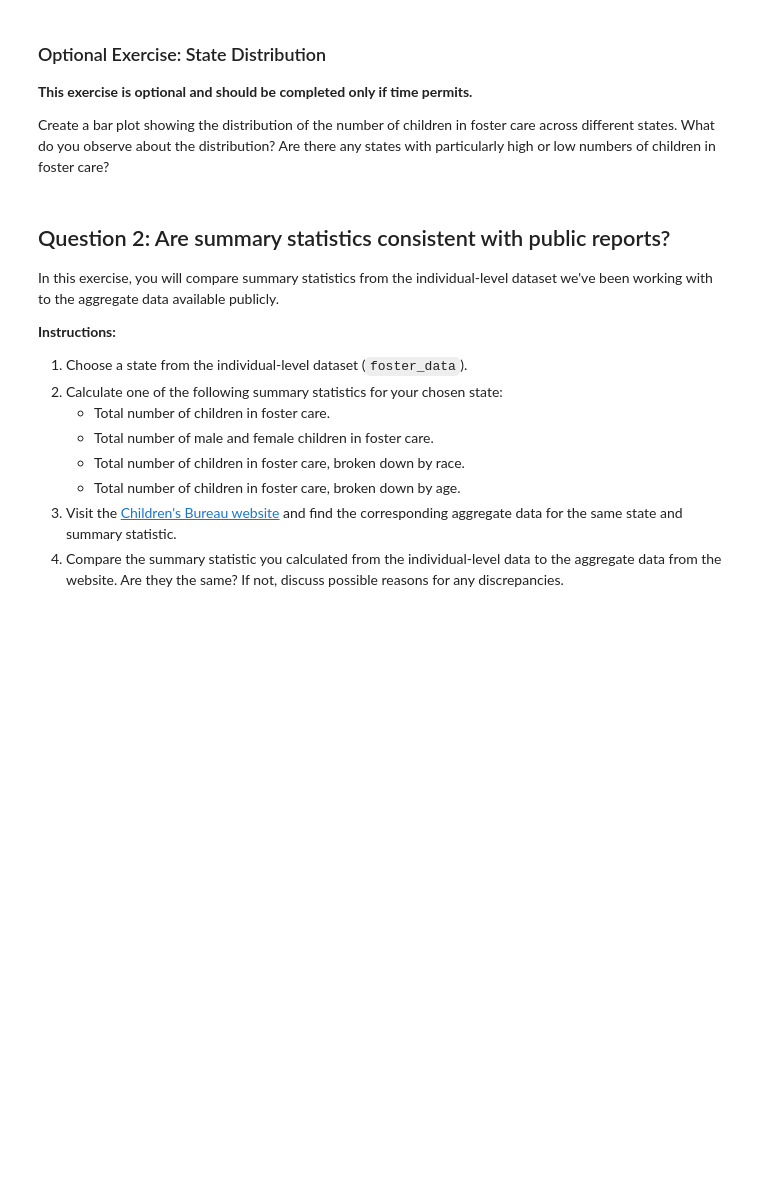
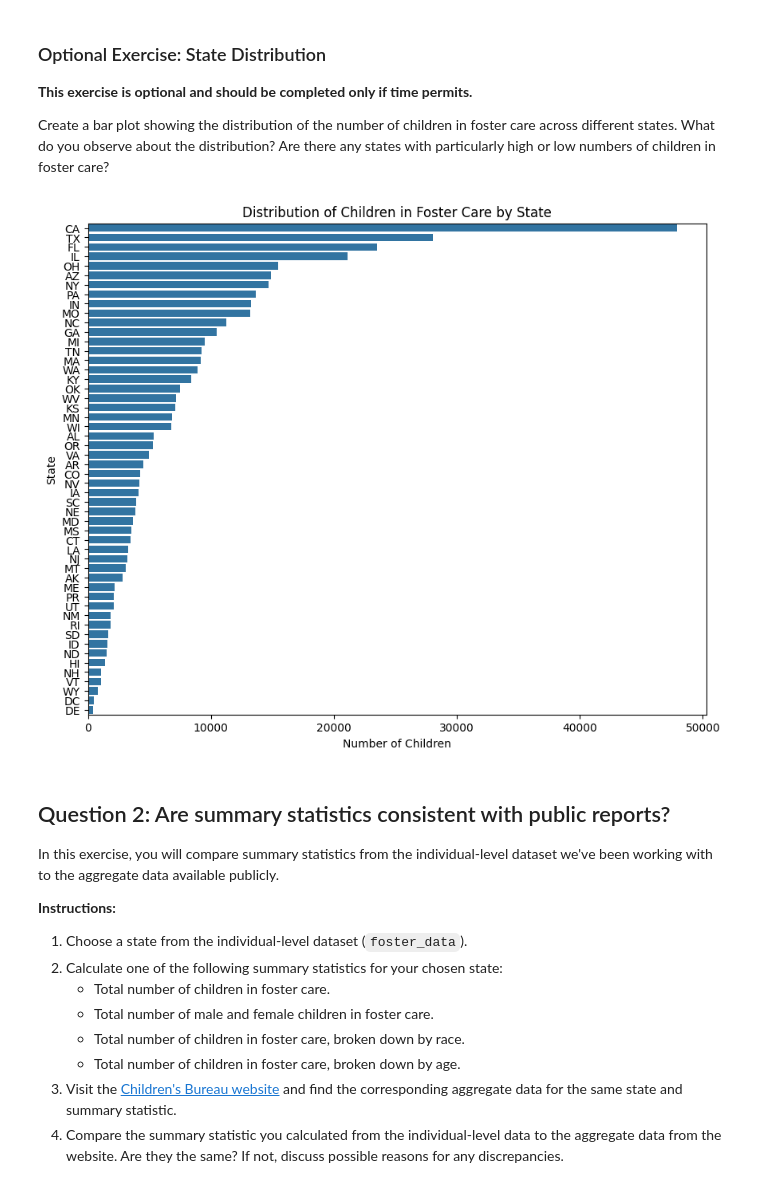
Before and after one commit to teddyoweh/qside-research, a Jupyter notebook: ExploringFosterYouthData.ipynb, the cells around one changed output. Saved outputs shown, nothing was run; the diff lists cells and outputs as text; code cells hidden in the pictures; blank space fills up the shorter version.

```diff
--- a/ExploringFosterYouthData.ipynb
+++ b/ExploringFosterYouthData.ipynb
@@ -154,7 +155,14 @@ In this section, you'll write code to determine how many 16-year-olds were in fo
 
 Create a bar plot showing the distribution of the number of children in foster care across different states. What do you observe about the distribution? Are there any states with particularly high or low numbers of children in foster care?
 # %%
-# Write your code here to create a bar plot of the state distribution
+plt.figure(figsize=(10, 8))
+sns.countplot(y='state', data=foster_data, order = foster_data['state'].value_counts().index)
+plt.title('Distribution of Children in Foster Care by State')
+plt.xlabel('Number of Children')
+plt.ylabel('State')
+plt.show()
+# %% [output]
+[figure, added]
 # %% [markdown]
 ## Question 2: Are summary statistics consistent with public reports?
 
```
Also changed, not shown: parts of 10 cells of this notebook.
